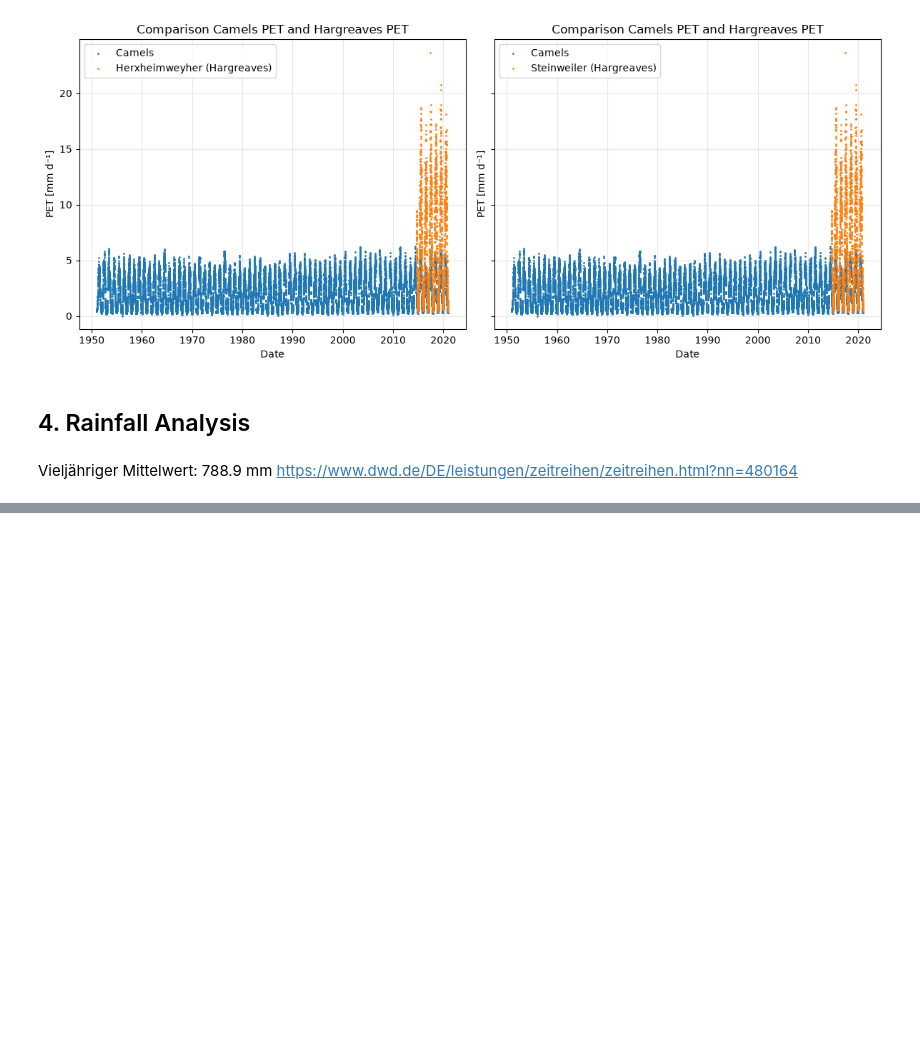
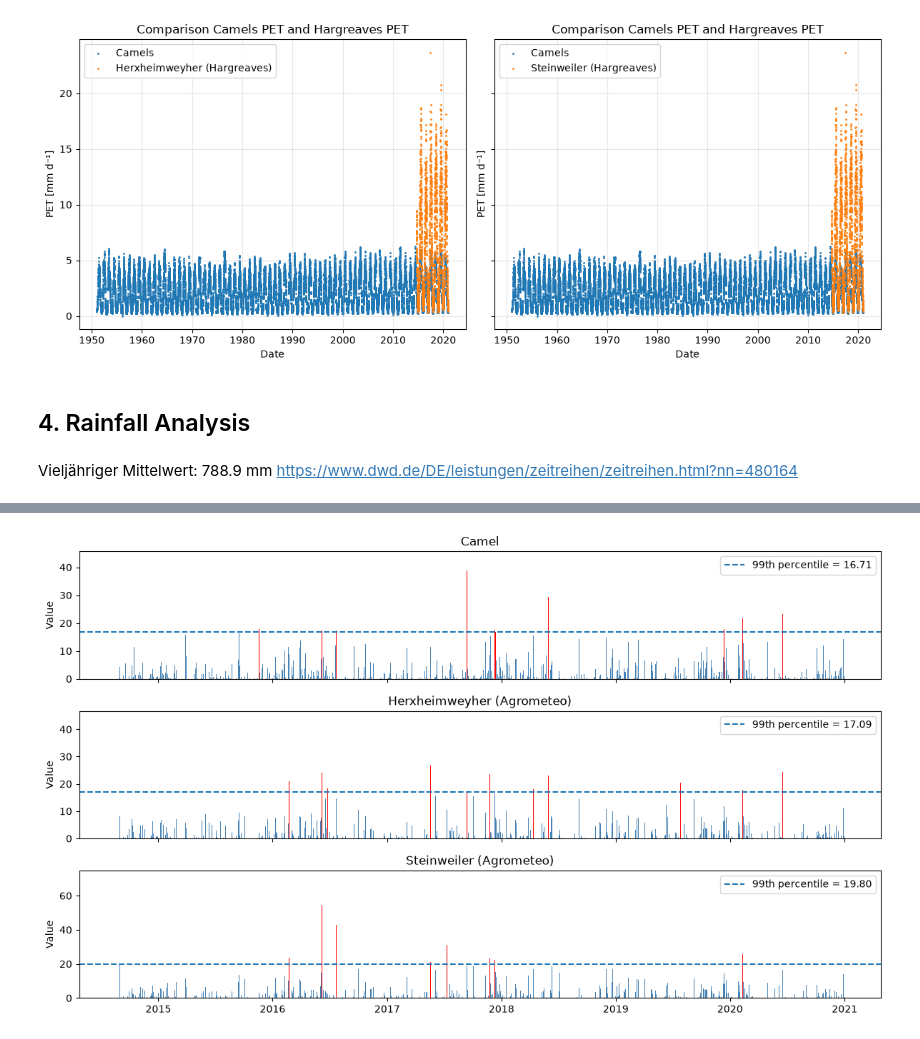
Before and after one commit to danielsehr/ACP4-Seminar, a Jupyter notebook: src/ACP4/main.ipynb, the cells around one changed output, grey strips where cells are left out. Saved outputs shown, nothing was run; the diff lists cells and outputs as text; code cells hidden in the pictures; blank space fills up the shorter version.

```diff
--- a/src/ACP4/main.ipynb
+++ b/src/ACP4/main.ipynb
@@ -322,0 +275,5 @@ plot_monthly_precip_sum(df=monthly_precip_sum)
+# %%
+# 4.4 Identify extreme rainfall events (>99th percentile).
+plot_all_extreme_rainfall_events(data=data)
+# %% [output]
+[figure, added]
```
Also changed, not shown: parts of 11 cells of this notebook, 2 other files.
